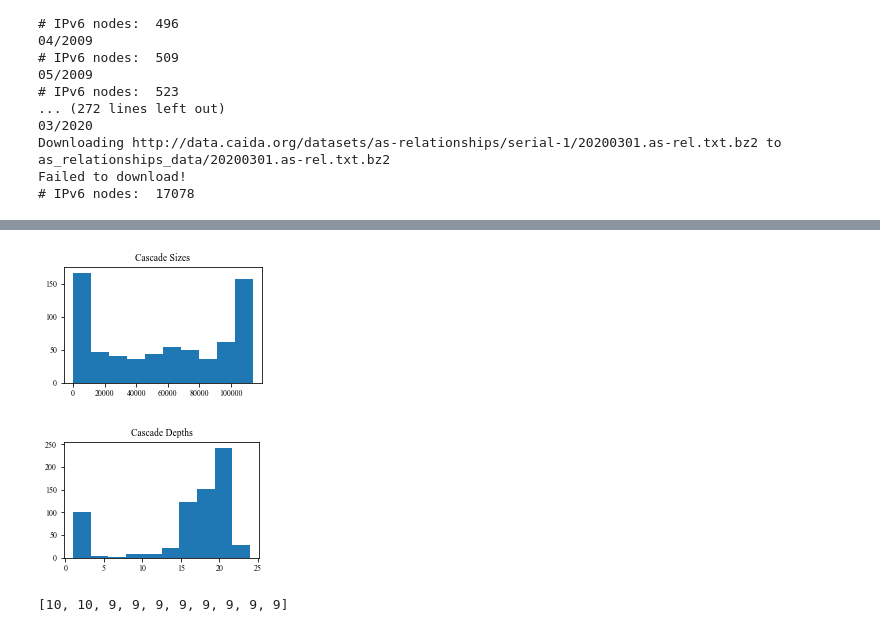
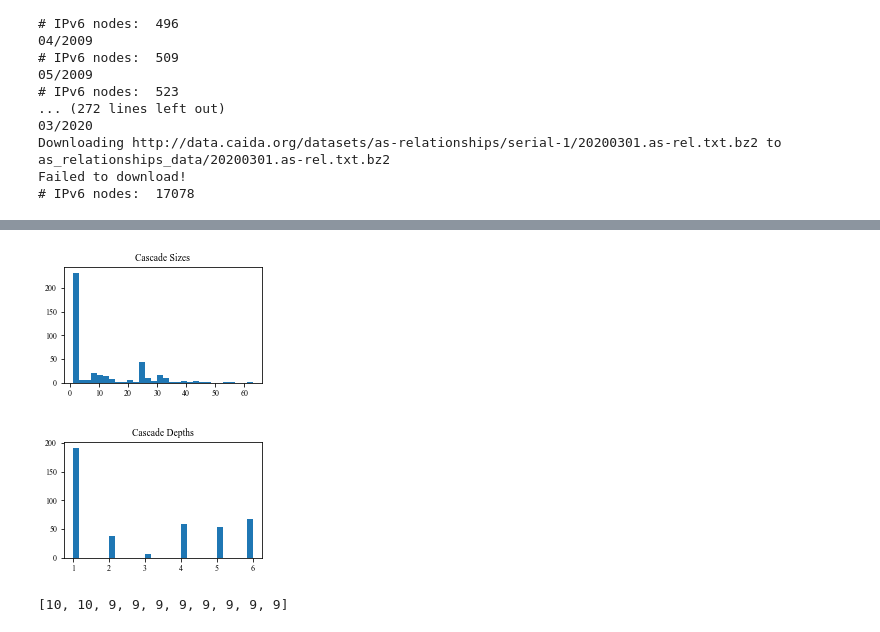
Before and after one commit to leslierice1/15744_project_ipv6_cascades, a Jupyter notebook: cascade-experiments.ipynb, the cells around one changed output, grey strips where cells are left out. Saved outputs shown, nothing was run; the diff lists cells and outputs as text; code cells hidden in the pictures.

Commit message:
Update figures and graph

```diff
--- a/cascade-experiments.ipynb
+++ b/cascade-experiments.ipynb
@@ -57,7 +88,7 @@ plt.show()
 # %%
-n_ipv6_neighbors = defaultdict(list)
-p_ipv6_neighbors = defaultdict(list)
+frac_ipv6_neighbors = []
 for node in ipv6_graph.ipv6_nodes:
-    n = ipv6_graph.G.nodes[node]
-    n_ipv6_neighbors[n['ipv6_neighbors']].append(node)
-    p_ipv6_neighbors[int(round(n['ipv6_neighbors'] / float(n['num_neighbors']), 1) * 100.)].append(node)
+    n = G_.nodes[node]
+    num_ipv6_neighbors = len(n.get('ipv6_neighbors'))
+    num_neighbors = n.get('num_neighbors')
+    frac_ipv6_neighbors.append(num_ipv6_neighbors / float(num_neighbors))
@@ -105,0 +99,13 @@ plot_histogram(frac_ipv6_influencers, 'figures/frac_ipv6_influencers.pdf', 'Frac
+# %%
+frac_ipv6_neighbors_1mo = []
+for node in ipv6_graph.ipv6_nodes:
+    n = G_.nodes[node]
+    time_adopted = n.get('time_adopted')
+    ipv6_neighbors = n.get('ipv6_neighbors')
+    num_ipv6_neighbors = len(ipv6_neighbors)
+    num_neighbors = n.get('num_neighbors')
+    if num_ipv6_neighbors > 0:
+        neighbor_last_adopted = n.get('neighbor_last_adopted')
+        months = diff_month(time_adopted, neighbor_last_adopted)
+        if months == 1:
+            frac_ipv6_neighbors_1mo.append(num_ipv6_neighbors / float(num_neighbors))
@@ -109,12 +119,14 @@ cascade_depths = []
 cascade_size_dict = {}
 cascade_depth_dict = {}
 cascade_size_small = []
-for node in ipv6_nodes:
-    cascade_size = calculate_cascade_size(node, set())
-    cascade_depth = calculate_cascade_depth(node, 0, set())
-    cascade_depths.append(cascade_depth)
-    cascade_sizes.append(cascade_size)
-    if cascade_size < 50 and cascade_depth > 3:
-        cascade_size_small.append(node)
-    cascade_size_dict[cascade_size] = node
-    cascade_depth_dict[cascade_depth] = node
+for node in ipv6_graph.ipv6_nodes:
+    ipv6_neighbors = ipv6_graph.G.nodes[node].get('ipv6_neighbors')
+    if len(ipv6_neighbors) == 0:
+        cascade_size = ipv6_graph.calculate_cascade_size(node, set())
+        cascade_depth = ipv6_graph.calculate_cascade_depth(node, 0, set())
+        cascade_depths.append(cascade_depth)
+        cascade_sizes.append(cascade_size)
+        if cascade_size < 50 and cascade_depth > 3:
+            cascade_size_small.append(node)
+        cascade_size_dict[cascade_size] = node
+        cascade_depth_dict[cascade_depth] = node
@@ -143,11 +133,11 @@ cascade_sizes
 # %%
-plot_histogram(cascade_sizes, 'figures/cascade_sizes.pdf', 'Cascade Sizes', 10)
+plot_histogram(cascade_sizes, 'figures/cascade_sizes.pdf', 'Cascade Sizes', 30)
 # %% [output]
-[figure, old version]
+[figure, new version]
 # %%
-plot_histogram(cascade_depths, 'figures/cascade_depths.pdf', 'Cascade Depths', 10)
+plot_histogram(cascade_depths, 'figures/cascade_depths.pdf', 'Cascade Depths', 30)
 # %% [output]
-[figure, old version]
+[figure, new version]
 # %%
 sorted(cascade_depths, reverse=True)[0:10]
 # %% [output]
```
Also changed, not shown: parts of 13 cells of this notebook, 8 other files.
